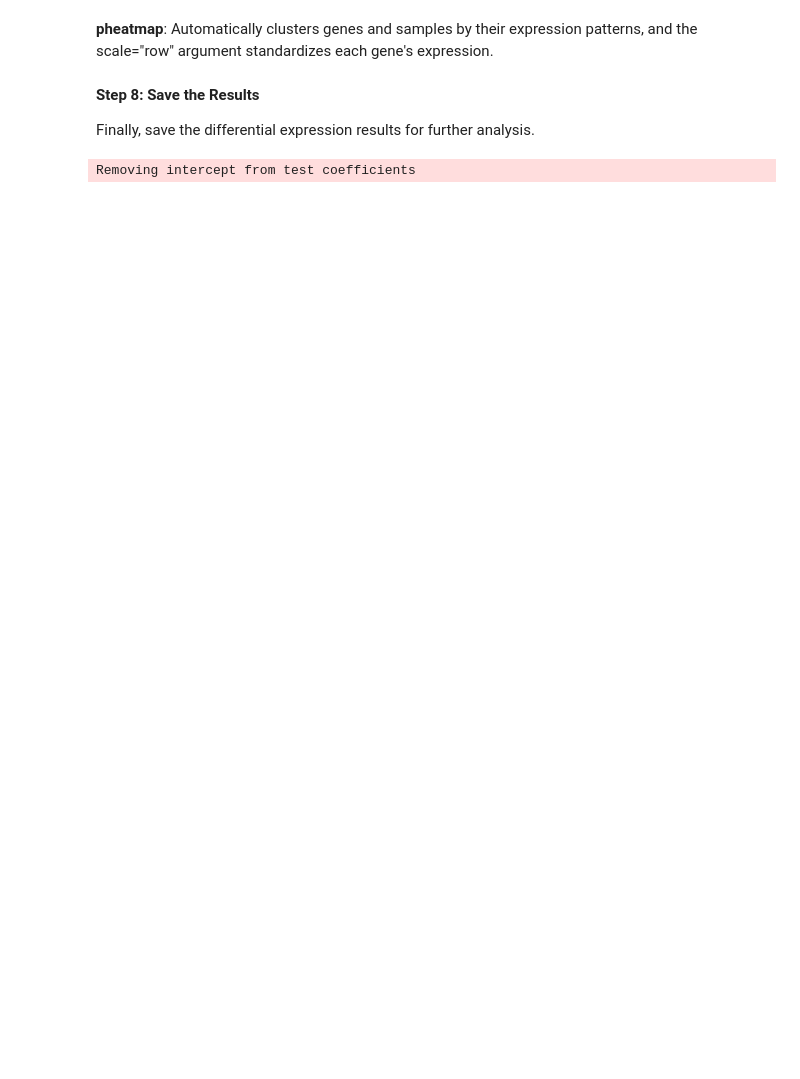
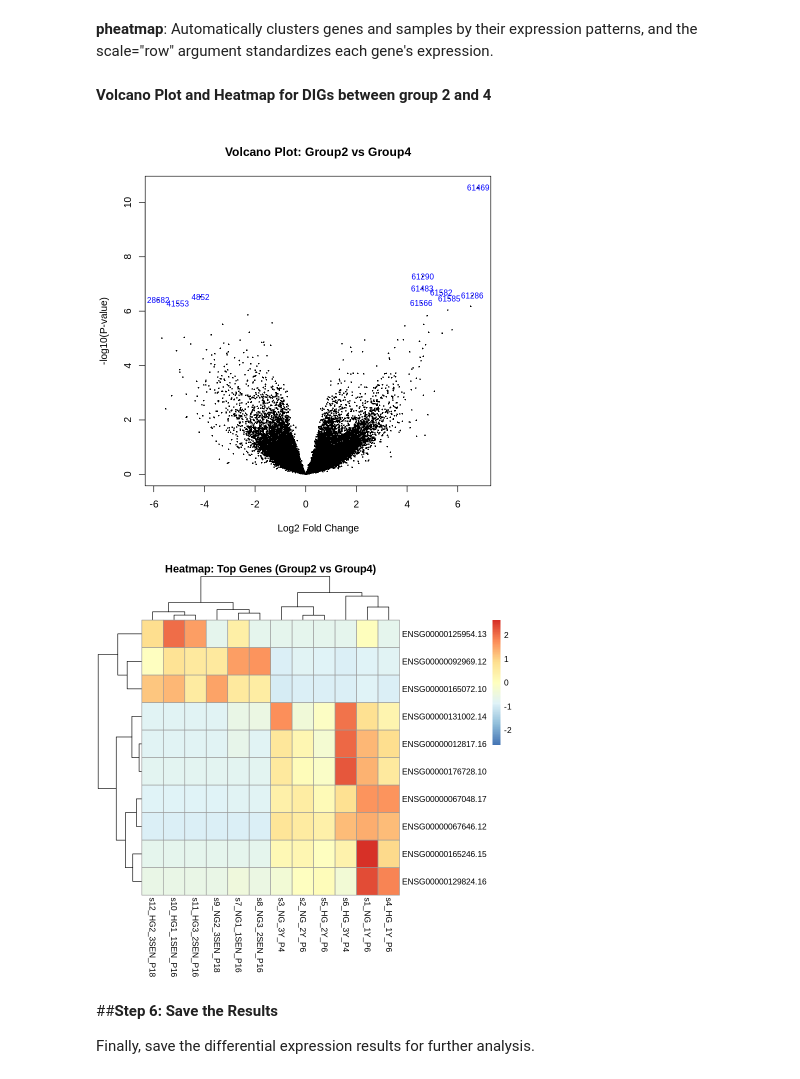
Before and after one commit to etemadism/Courses, a Jupyter notebook: ArrayExpress_RNA_seq.ipynb, the cells around one changed output. Cells and saved outputs as stored; diff of their text form; code cells hidden in the pictures; blank space fills up the shorter version.

```diff
--- a/ArrayExpress_RNA_seq.ipynb
+++ b/ArrayExpress_RNA_seq.ipynb
@@ -211,10 +232,24 @@ pheatmap(top_counts, scale="row", clustering_distance_rows="euclidean",
 # %% [markdown]
 **pheatmap**: Automatically clusters genes and samples by their expression patterns, and the scale="row" argument standardizes each gene's expression.
+# %% [markdown]
+**Volcano Plot and Heatmap for DIGs between group 2 and 4**
+# %%
+
+# Volcano Plot for "Group2 vs Group4"
+volcanoplot(fit, coef="Group2_vs_Group4", highlight=10,
+            main="Volcano Plot: Group2 vs Group4")
+
+# Heatmap for Top 10 Genes in "Group2 vs Group4"
+top_genes_Group2_vs_Group4 <- rownames(top_Group2_vs_Group4)
+top_counts_Group2_vs_Group4 <- counts[top_genes_Group2_vs_Group4, ]
+
+pheatmap(top_counts_Group2_vs_Group4, scale="row", clustering_distance_rows="euclidean",
+         clustering_distance_cols="euclidean",
+         main="Heatmap: Top Genes (Group2 vs Group4)")
+# %% [output]
+[figure, added]
+[figure, added]
 # %% [markdown]
-**Step 8: Save the Results**
+##**Step 6: Save the Results**
 
 Finally, save the differential expression results for further analysis.
-# %%
-write.table(topTable(fit), "differential_expression_results.txt", sep="\t", quote=FALSE)
-# %% [output]
-Removing intercept from test coefficients
```
Also changed, not shown: parts of 29 cells of this notebook.
